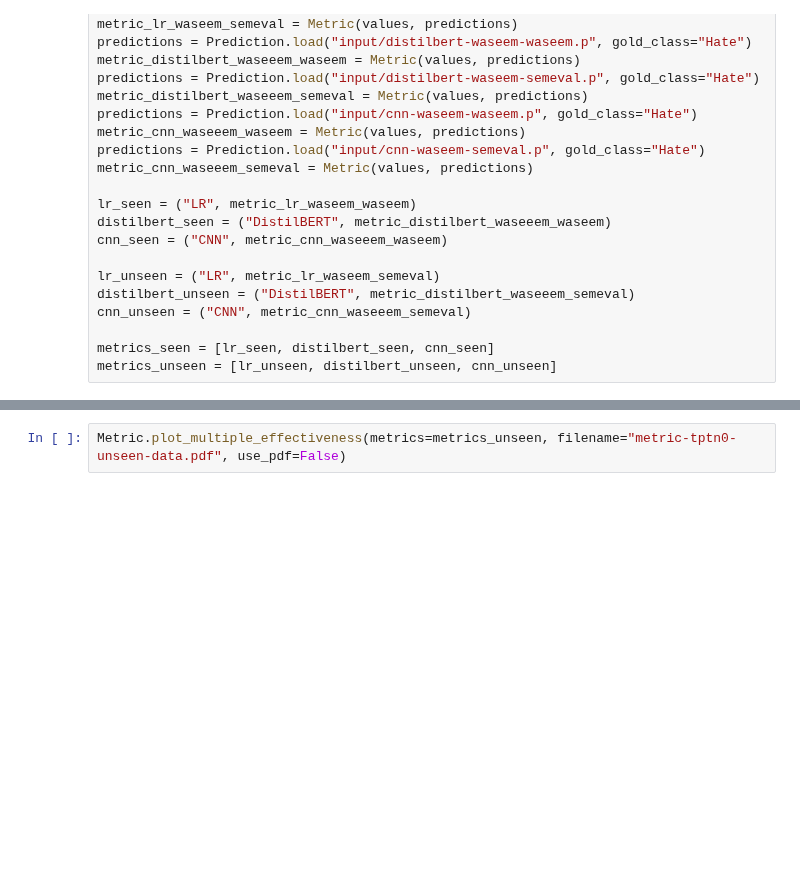
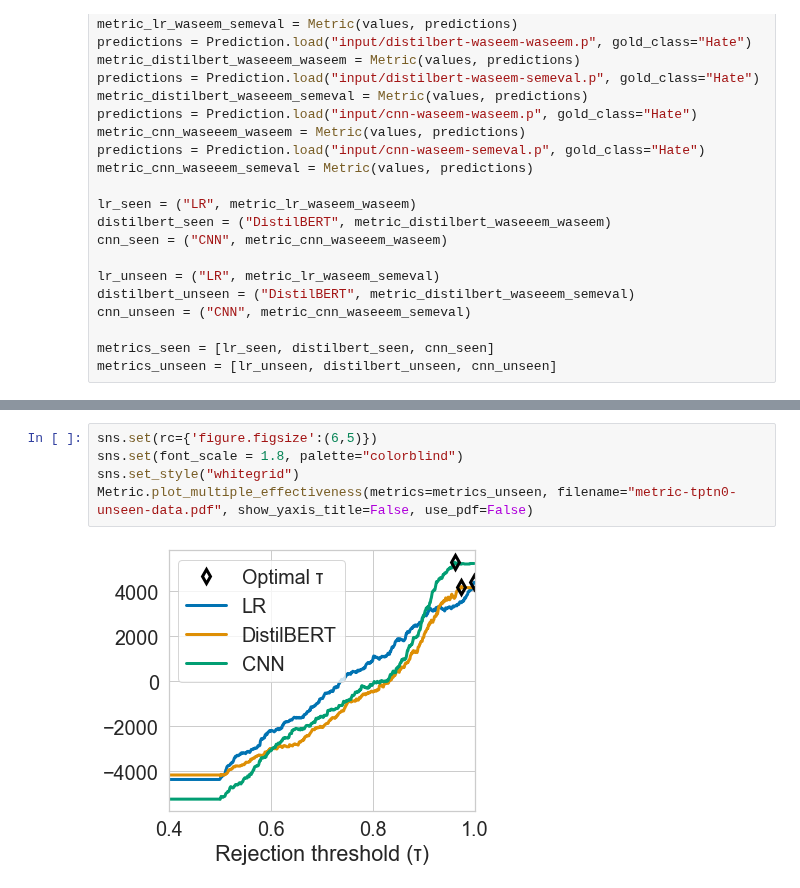
Before and after one commit to delftcrowd/smart_rejector_for_hate_speech, a Jupyter notebook: code/rejector/Plots.ipynb, the cells around one changed output, grey strips where cells are left out. Drawn from its saved outputs; the diff is of its cells as text; blank space fills up the shorter version.

```diff
--- a/code/rejector/Plots.ipynb
+++ b/code/rejector/Plots.ipynb
@@ -78,2 +94,7 @@ Metric.plot_multiple_effectiveness(metrics=metrics_seen, filename="metric-tptn0-
 # %%
-Metric.plot_multiple_effectiveness(metrics=metrics_unseen, filename="metric-tptn0-unseen-data.pdf", use_pdf=False)
+sns.set(rc={'figure.figsize':(6,5)})
+sns.set(font_scale = 1.8, palette="colorblind")
+sns.set_style("whitegrid")
+Metric.plot_multiple_effectiveness(metrics=metrics_unseen, filename="metric-tptn0-unseen-data.pdf", show_yaxis_title=False, use_pdf=False)
+# %% [output]
+[figure, added]
```
Also changed, not shown: parts of 4 cells of this notebook, 1 other file.
